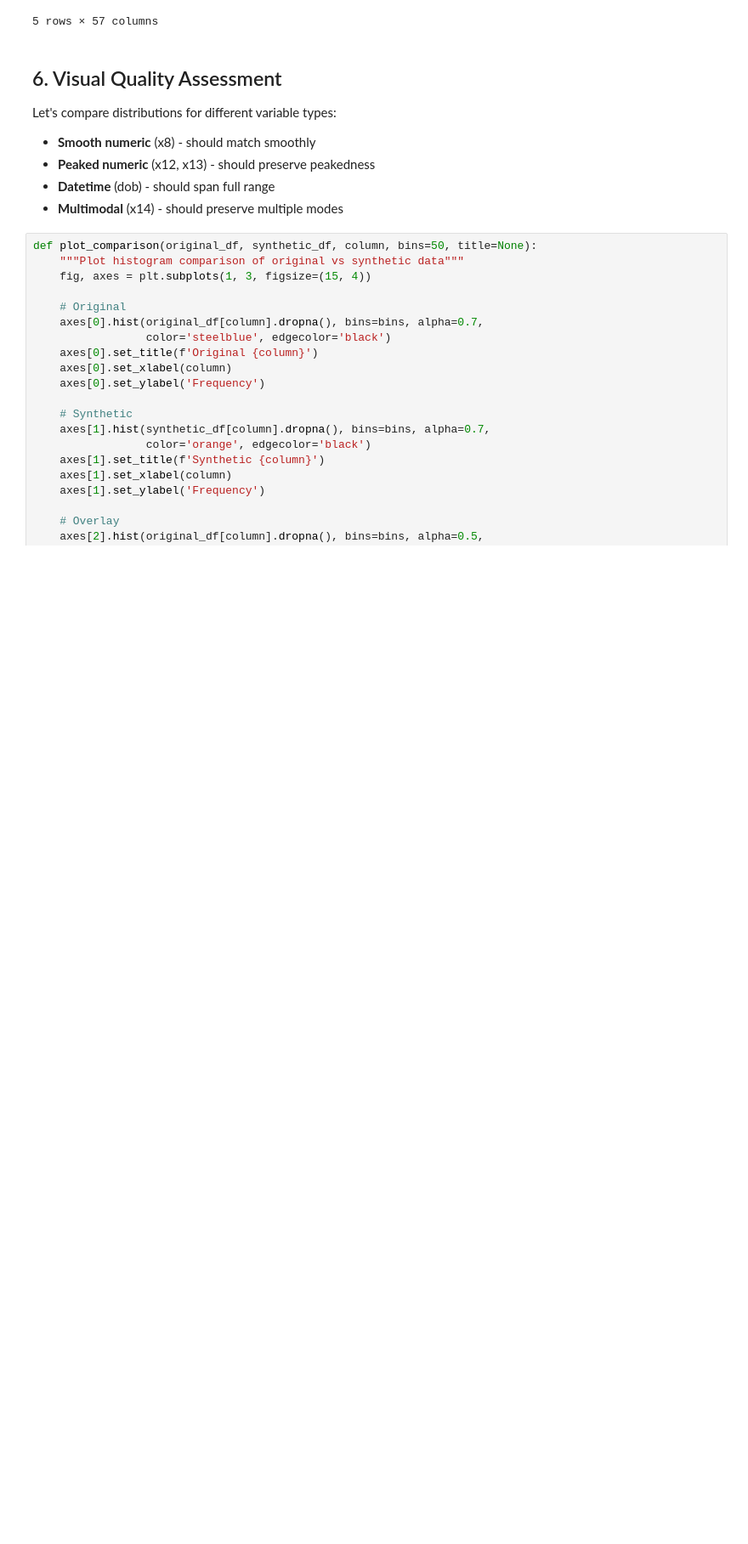
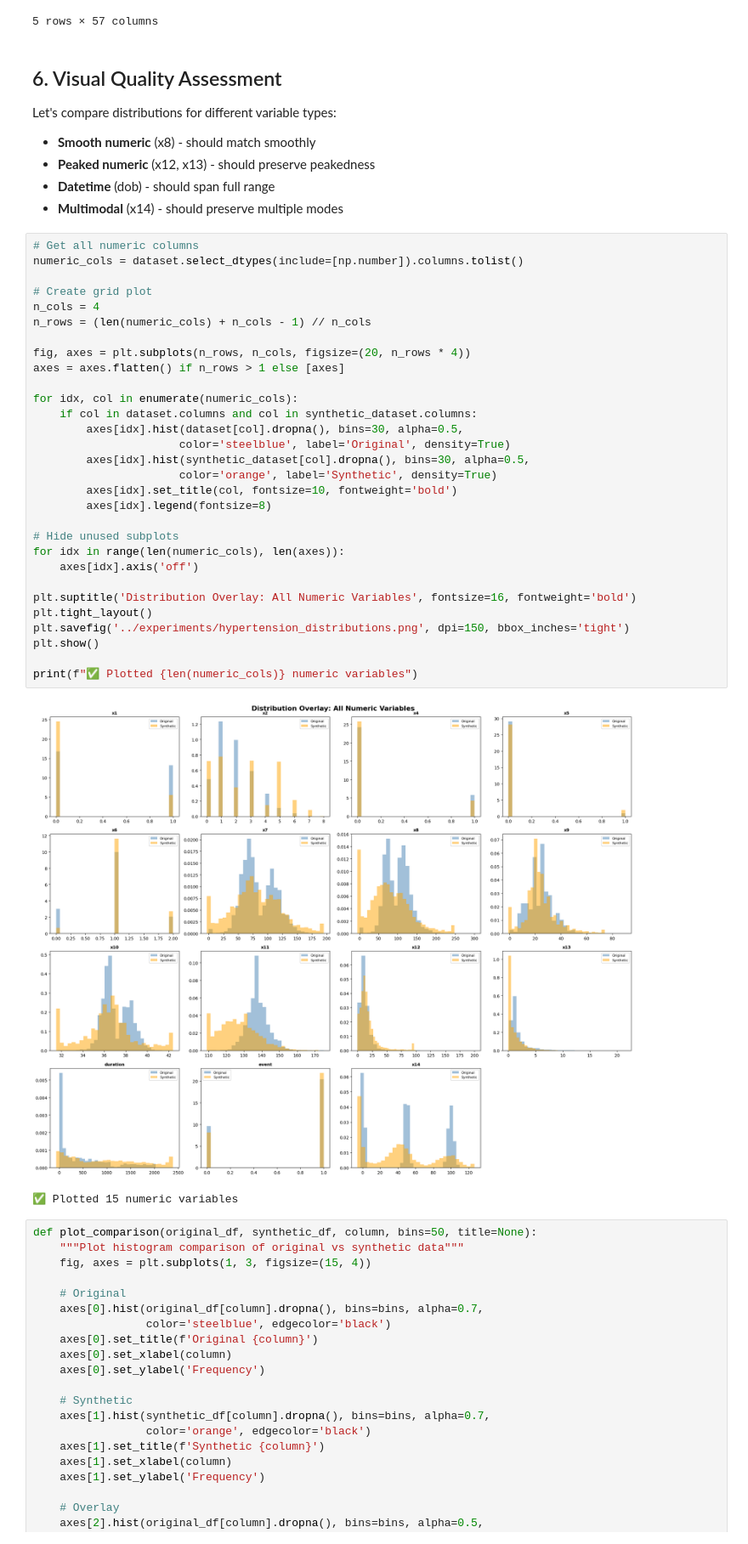
Before and after one commit to nhsengland/NHSSynth, a Jupyter notebook: auxiliary/mwe_optimized.ipynb, the cells around one changed output. Shown at 85% size. Drawn from its saved outputs; the diff is of its cells as text; blank space fills up the shorter version.

```diff
--- a/auxiliary/mwe_optimized.ipynb
+++ b/auxiliary/mwe_optimized.ipynb
@@ -308,6 +296,39 @@ Let's compare distributions for different variable types:
 - **Peaked numeric** (x12, x13) - should preserve peakedness
 - **Datetime** (dob) - should span full range
 - **Multimodal** (x14) - should preserve multiple modes
+# %%
+# Get all numeric columns
+numeric_cols = dataset.select_dtypes(include=[np.number]).columns.tolist()
+
+# Create grid plot
+n_cols = 4
+n_rows = (len(numeric_cols) + n_cols - 1) // n_cols
+
+fig, axes = plt.subplots(n_rows, n_cols, figsize=(20, n_rows * 4))
+axes = axes.flatten() if n_rows > 1 else [axes]
+
+for idx, col in enumerate(numeric_cols):
+    if col in dataset.columns and col in synthetic_dataset.columns:
+        axes[idx].hist(dataset[col].dropna(), bins=30, alpha=0.5,
+                      color='steelblue', label='Original', density=True)
+        axes[idx].hist(synthetic_dataset[col].dropna(), bins=30, alpha=0.5,
+                      color='orange', label='Synthetic', density=True)
+        axes[idx].set_title(col, fontsize=10, fontweight='bold')
+        axes[idx].legend(fontsize=8)
+
+# Hide unused subplots
+for idx in range(len(numeric_cols), len(axes)):
+    axes[idx].axis('off')
+
+plt.suptitle('Distribution Overlay: All Numeric Variables', fontsize=16, fontweight='bold')
+plt.tight_layout()
+plt.savefig('../experiments/hypertension_distributions.png', dpi=150, bbox_inches='tight')
+plt.show()
+
+print(f"✅ Plotted {len(numeric_cols)} numeric variables")
+# %% [output]
+[figure, added]
+✅ Plotted 15 numeric variables
 # %%
 def plot_comparison(original_df, synthetic_df, column, bins=50, title=None):
     """Plot histogram comparison of original vs synthetic data"""
```
Also changed, not shown: parts of 16 cells of this notebook, 23 other files.
